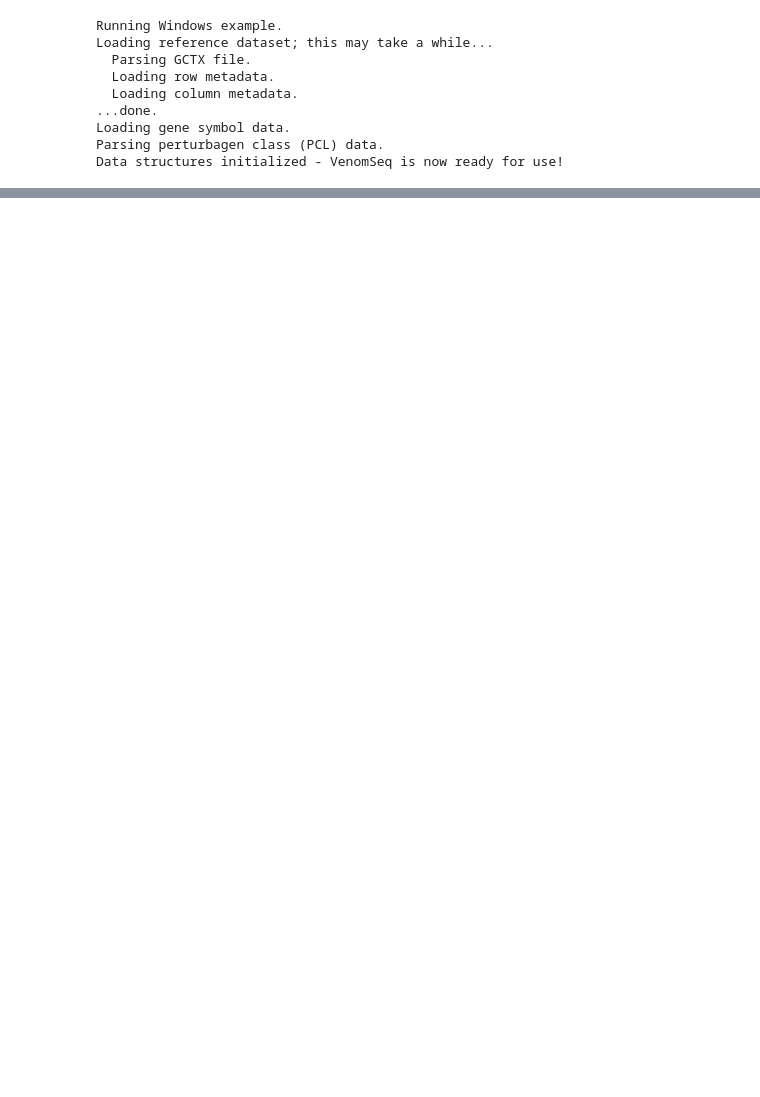
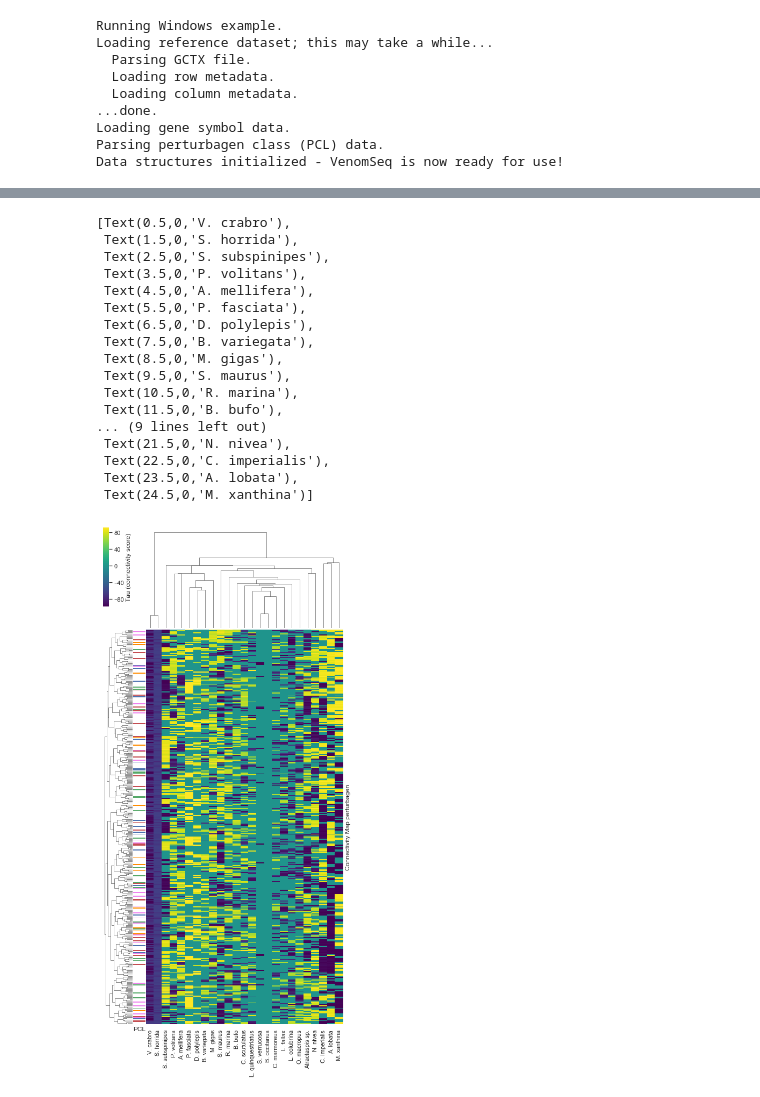
Before and after one commit to JDRomano2/venomSeq, a Jupyter notebook: doc/examples/Visualizations.ipynb, the cells around one changed output, grey strips where cells are left out. Cells and saved outputs as stored; diff of their text form; code cells hidden in the pictures; blank space fills up the shorter version.

```diff
--- a/doc/examples/Visualizations.ipynb
+++ b/doc/examples/Visualizations.ipynb
@@ -113,0 +96,54 @@ colors_c = col_labels.map(lut2)
+# %%
+(X, annot) = v.pcl_signatures_with_annotations(type='tau', top_n_metric='var', top_n=400, cell_line='HCC515')
+
+tmp = v.pcls_from_annotations(annot)
+#Counter(list(itertools.chain.from_iterable(tmp))).most_common()
+row_labels = pd.Series([x[0] for x in tmp])
+lut = {
+    "CP_HDAC_INHIBITOR": "r",
+    "CP_AURORA_KINASE_INHIBITOR": "b",
+    "CP_GLUCOCORTICOID_RECEPTOR_AGONIST": "g",
+    "CP_DOPAMINE_RECEPTOR_ANTAGONIST": "darkorange",
+    "CP_ESTROGEN_RECEPTOR_AGONIST": "violet"
+}
+colors_r = row_labels.map(lut)
+colors_r = colors_r.fillna("w")
+
+row_linkage = sp.cluster.hierarchy.linkage(X, metric='cosine', method='complete', optimal_ordering=True)
+col_linkage = sp.cluster.hierarchy.linkage(X.T, metric='euclidean', method='ward', optimal_ordering=True)
+
+g = sns.clustermap(X, cmap="viridis", robust=True, row_linkage=row_linkage,
+                   col_linkage=col_linkage, row_colors=list(colors_r), figsize=(8,17))
+g.ax_heatmap.get_yaxis().set_ticks([])
+#g.ax_heatmap.set_xlabel("Venom")
+g.ax_heatmap.set_ylabel("Connectivity Map perturbagen")
+# Label PCL column
+g.ax_row_colors.set_xlabel("PCL")
+# Label legend
+g.cax.set_ylabel("Tau (connectivity score)")
+# Change x labels to species
+
+ordered_ven_idxs = [int(x._text) for x in g.ax_heatmap.get_xmajorticklabels()]
+new_xticklabels = []
+for ovi in ordered_ven_idxs:
+    new_xticklabels.append(species_names[ovi])
+g.ax_heatmap.get_xaxis().set_ticklabels(new_xticklabels, rotation="vertical")
+# %% [output]
+[Text(0.5,0,'V. crabro'),
+ Text(1.5,0,'S. horrida'),
+ Text(2.5,0,'S. subspinipes'),
+ Text(3.5,0,'P. volitans'),
+ Text(4.5,0,'A. mellifera'),
+ Text(5.5,0,'P. fasciata'),
+ Text(6.5,0,'D. polylepis'),
+ Text(7.5,0,'B. variegata'),
+ Text(8.5,0,'M. gigas'),
+ Text(9.5,0,'S. maurus'),
+ Text(10.5,0,'R. marina'),
+ Text(11.5,0,'B. bufo'),
+... (9 lines left out)
+ Text(21.5,0,'N. nivea'),
+ Text(22.5,0,'C. imperialis'),
+ Text(23.5,0,'A. lobata'),
+ Text(24.5,0,'M. xanthina')]
+[figure, added]
```
Also changed, not shown: parts of 13 cells of this notebook.
